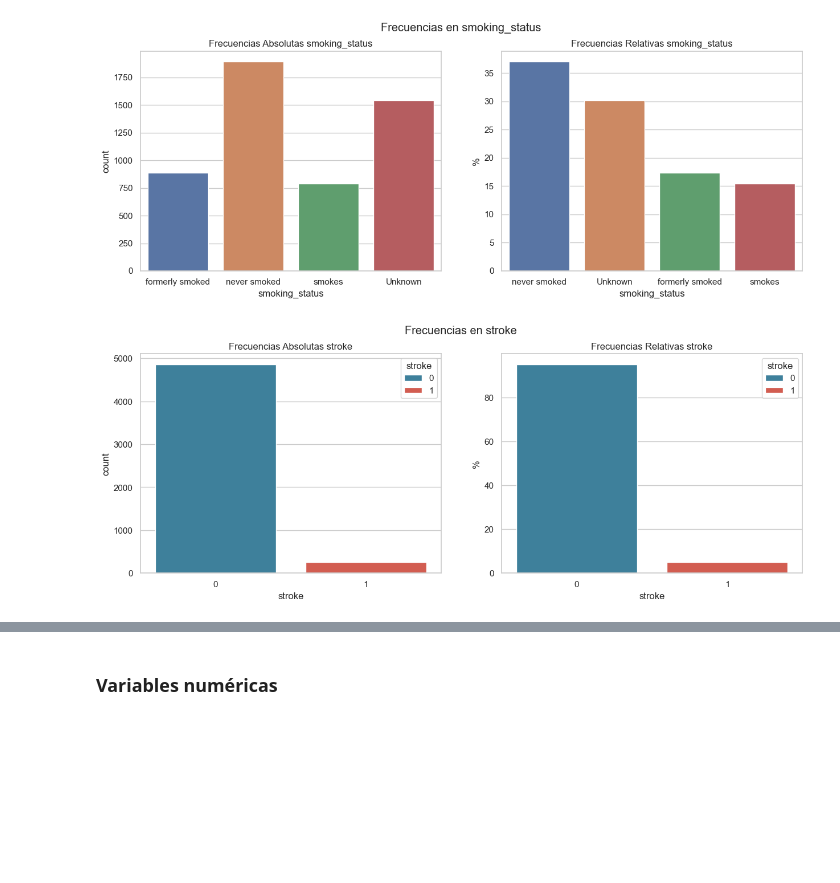
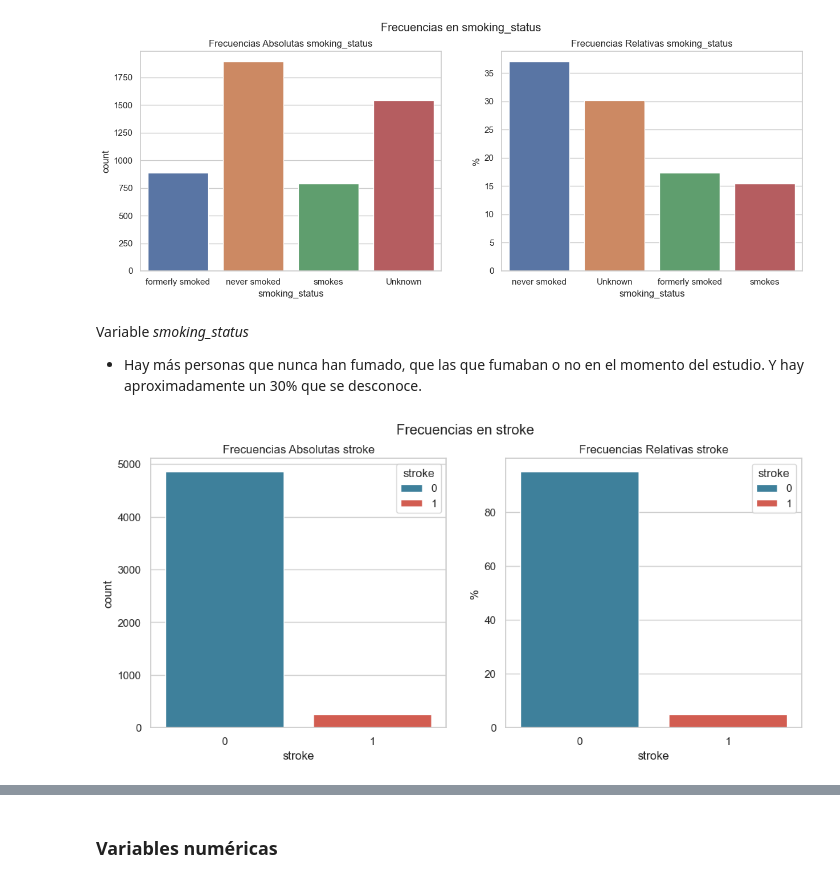
Before and after one commit to eleacos/EDA_Stroke_Prediction, a Jupyter notebook: src/notebooks/notebook-eda-inicial.ipynb, the cells around one changed output, grey strips where cells are left out. Cells and saved outputs as stored; diff of their text form; code cells hidden in the pictures; blank space fills up the shorter version.

```diff
--- a/src/notebooks/notebook-eda-inicial.ipynb
+++ b/src/notebooks/notebook-eda-inicial.ipynb
@@ -402,18 +430,22 @@ axs[1].set_ylabel("%")
 plt.show()
 # %% [output]
 [figure]
+# %% [markdown]
+Variable *smoking_status*
+- Hay más personas que nunca han fumado, que las que fumaban o no en el momento del estudio. Y hay aproximadamente un 30% que se desconoce.
 # %%
-fig,axs = plt.subplots(nrows=1,ncols=2, figsize=(15,5))
+# barras variable stroke:
+fig,axs = plt.subplots(nrows=1,ncols=2, figsize=(12,5))
 fig.suptitle("Frecuencias en stroke");
 palette = ["#2E86AB", "#E74C3C"]
 sns.countplot(x="stroke", data = df_stroke, ax = axs[0], hue = "stroke", legend = True, palette=palette)
 axs[0].set_title("Frecuencias Absolutas stroke")
 
 valores = df_stroke.stroke.value_counts(normalize = True) * 100
 sns.barplot(x = valores.index, y = valores.values, hue = valores.index, ax = axs[1], palette=palette)
 axs[1].set_title("Frecuencias Relativas stroke")
 axs[1].set_ylabel("%")
 plt.show()
 # %% [output]
-[figure, old version]
+[figure, new version]
 # %%
```
Also changed, not shown: parts of 19 cells of this notebook.
